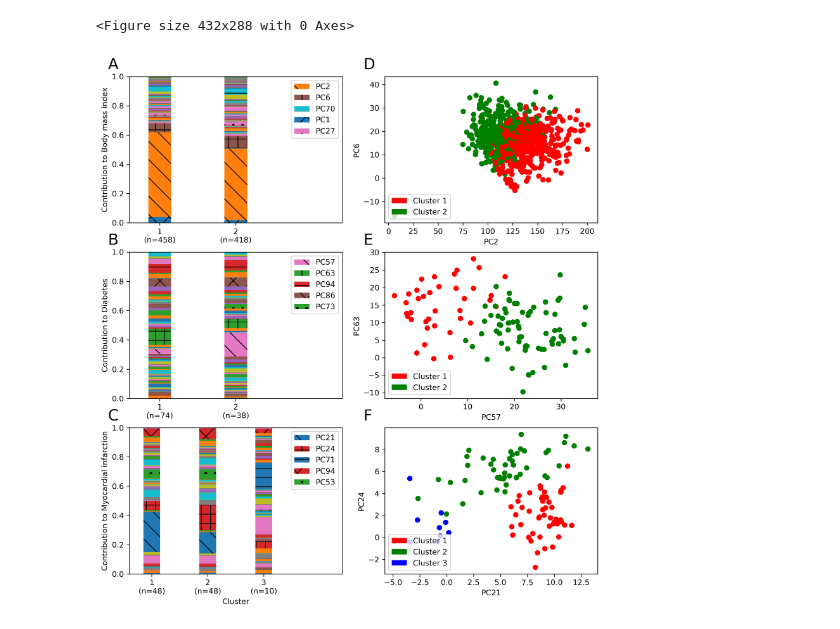
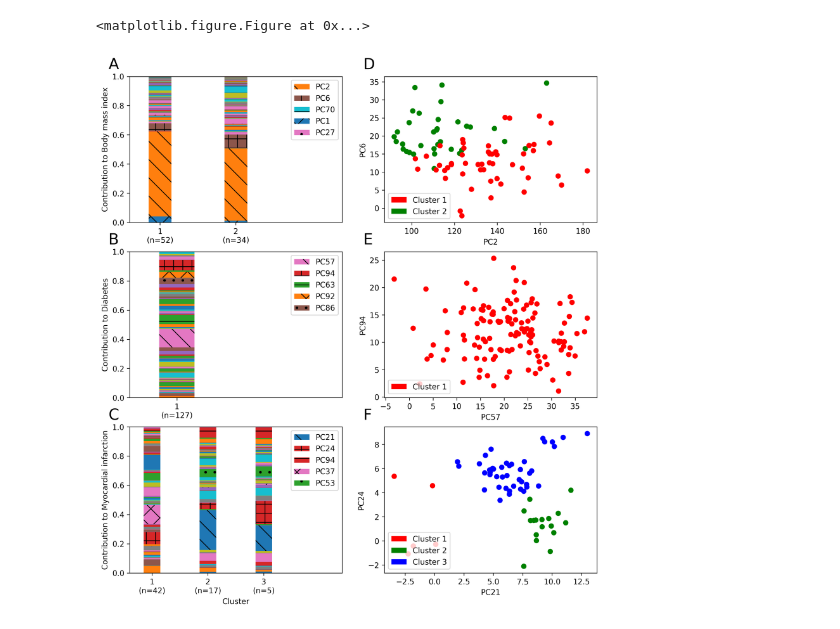
Before and after one commit to rivas-lab/degas-risk, a Jupyter notebook: figures/Figure4-Clustering-Risk.ipynb, the cells around one changed output. Cells and saved outputs as stored; diff of their text form; code cells hidden in the pictures.

Commit message:
updated figures with 60/10/20 split

```diff
--- a/figures/Figure4-Clustering-Risk.ipynb
+++ b/figures/Figure4-Clustering-Risk.ipynb
@@ -7,9 +7,6 @@ from scipy.stats import *
 from sklearn.preprocessing import normalize
 from scipy.spatial.distance import euclidean
 from sklearn.cluster import KMeans
-import matplotlib
-# Then, "ALWAYS use sans-serif fonts"
-matplotlib.rcParams['font.family'] = "sans-serif"
 # %%
 dataset='all_beta_center_p001_20190621_500PCs'
 
@@ -20,7 +17,9 @@ phe_codes=['INI21001','HC221','HC326']
 covariate=['age','sex']+['PC'+str(i+1) for i in range(4)]
 
 # load data
-z=np.load('/oak/stanford/groups/mrivas/projects/degas-risk/datasets/all_pop/tsvd/'+dataset+'.npz', allow_pickle = True)
+z=np.load('/oak/stanford/groups/mrivas/projects/degas-risk/datasets/all_pop/tsvd/'+
+           dataset+'.npz',
+          allow_pickle = True)
 scores=pd.read_csv('/oak/stanford/groups/mrivas/projects/degas-risk/scorefiles/'+dataset+'.sscore',
                      index_col='#IID', sep = "\t")
 phenos=pd.read_csv('/oak/stanford/groups/mrivas/ukbb24983/phenotypedata/master_phe/master.phe',
@@ -30,13 +29,11 @@ phenos=pd.read_csv('/oak/stanford/groups/mrivas/ukbb24983/phenotypedata/master_p
 npc=100
 
 # analysis populations
-wbr=set(pd.read_csv('/oak/stanford/groups/mrivas/ukbb24983/sqc/population_stratification/'+
-                      'ukb24983_white_british.phe', sep = "\t").iloc[:,0].tolist())
-nbw=set(pd.read_csv('/oak/stanford/groups/mrivas/ukbb24983/sqc/population_stratification/'+
-                      'ukb24983_non_british_white.phe', sep = "\t").iloc[:,0].tolist())
+val=set(pd.read_table('/oak/stanford/groups/mrivas/projects/degas-risk/population-split/'+
+                      'ukb24983_white_british_valid.phe').iloc[:,0].tolist())
 
 # phenotype names
-with open('/oak/stanford/groups/mrivas/users/magu/repos/rivas-lab/ukbb-tools/05_gbe/icdinfo.txt','r') as f:
+with open('../../ukbb-tools/05_gbe/icdinfo.txt','r') as f:
     code_to_name = {line.split()[0]:line.split()[2].replace('_',' ').split('(')[0].capitalize() for line in f}
 
 # program some special cases
@@ -56,7 +53,7 @@ for ix,phe_code in enumerate(phe_codes):
         plots[(width*ix)+ix2]=plt.subplot(len(phe_codes), width, width*ix + ix2 + 1)
     # scores and phenotypes
     phe_name=code_to_name[phe_code]
-    df=phenos.loc[wbr,[phe_code]+covariate].dropna().merge(scores, left_index=True, right_index=True)
+    df=phenos.loc[val,[phe_code]+covariate].dropna().merge(scores, left_index=True, right_index=True)
     weights=z['V'][np.where(z['label_phe_code'] == phe_code),:].flatten()[:npc]
     df['SCORE']=zscore(scores.loc[df.index.tolist(), score_pcs].dot(weights))
     df.sort_values(by='SCORE',ascending=False,inplace=True)
@@ -64,7 +61,7 @@ for ix,phe_code in enumerate(phe_codes):
     # filter to cases for clustering binary traits
     if len(df[phe_code].value_counts()) == 2:
         is_bin=True
-        df=df[df[phe_code]==2]
+        # df=df[df[phe_code]==2]
     else:
         is_bin=False
 
@@ -75,10 +72,10 @@ for ix,phe_code in enumerate(phe_codes):
     df[profl_pcs] = normalize(df[profl_pcs], norm='l1')
 
     # identify high risk outliers
-    df=df.iloc[:int((0.25 if is_bin else 0.05)*n),:]
+    df=df.iloc[:int((0.05 + (0.0*is_bin))*n),:]
     drp_centroid=df[profl_pcs].median()
     df['mahal']=df[profl_pcs].apply(lambda x: euclidean(x, drp_centroid), axis=1)
-    m_star=df['mahal'].mean() + (2-0*is_bin)*df['mahal'].std()
+    m_star=df['mahal'].mean() + 2*df['mahal'].std()
     outliers=df.query('mahal > @m_star').index
 
     # perform clustering
@@ -106,32 +103,32 @@ for ix,phe_code in enumerate(phe_codes):
     plots[(width*ix)].set_ylabel('Contribution to '+phe_name)
     plots[(width*ix)].set_ylim((0, 1))
     plots[(width*ix)].set_xlim((-0.4,k+0.4))
     plots[(width*ix)].set_xticks(np.arange(k))
     plots[(width*ix)].set_xticklabels([str(x+1)+'\n(n='+str(y)+')' for x,y in
                               enumerate(list(pd.Series(cluster.labels_).value_counts()))])
     plots[(width*ix)].legend([p[i] for i in reversed(top5pcs)],
                                ['PC' + str(i+1) for i in reversed(top5pcs)])
 
     # (B): scatterplot of clusters
     b,a=(str(i+1) for i in top5pcs[-2:])
     for ixx in range(k-1):
         plots[(width*ix)+1].plot([],[],'.',markersize=3,color=c_ref[ixx])
     plots[(width*ix)+1].scatter(df.loc[outliers,'SCORE'+a+'_SUM'].multiply(weights[int(a)-1]),
                                 df.loc[outliers,'SCORE'+b+'_SUM'].multiply(weights[int(b)-1]),
                                 c=[c_ref[i] for i in cluster.labels_])
     plots[(width*ix)+1].set_xlabel('PC'+a)
     plots[(width*ix)+1].set_ylabel('PC'+b)
     plots[(width*ix)+1].legend([patches.Circle((0.5, 0.5), 1, facecolor=c_ref[i], linewidth=3) for i in range(k)],
                                ['Cluster '+str(i+1) for i in range(k)], loc='lower left')
     # add figure labels
     for ix2 in range(width):
         plots[(width*ix)+ix2].text(-.1, 1.05, chr((ix%len(phe_codes))+65+ix2*len(phe_codes)),
                                    fontsize=20, transform=plots[(width*ix)+ix2].transAxes)
 
 
 plots[-2].set_xlabel('Cluster')
 plt.show()
 fig.savefig("fig4.pdf", bbox_inches='tight')
 # %% [output]
-<Figure size 432x288 with 0 Axes>
+<matplotlib.figure.Figure at 0x...>
-[figure, old version]
+[figure, new version]
```
Also changed, not shown: parts of 1 cell of this notebook, 5 other files.
